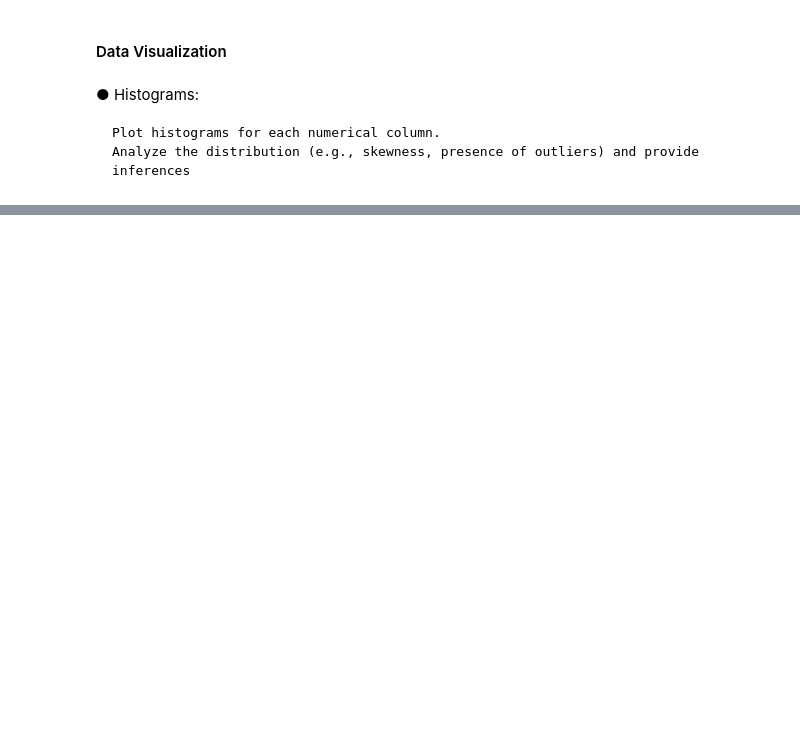
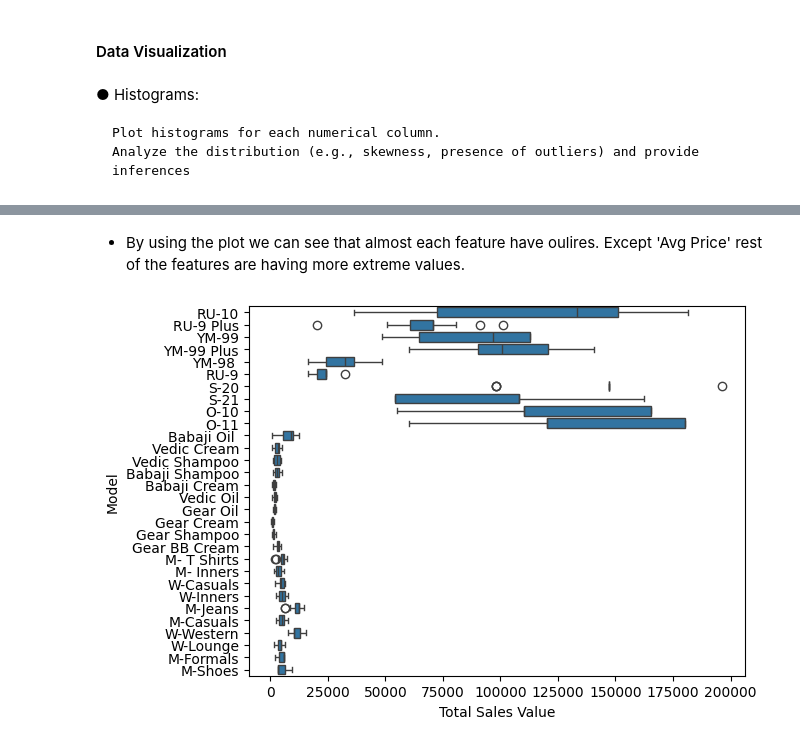
Before and after one commit to Smita2597/ds-repo, a Jupyter notebook: Assignment/Basic Stats.ipynb, the cells around one changed output, grey strips where cells are left out. Cells and saved outputs as stored; diff of their text form; code cells hidden in the pictures; blank space fills up the shorter version.

```diff
--- a/Assignment/Basic Stats.ipynb
+++ b/Assignment/Basic Stats.ipynb
@@ -130,0 +215,7 @@ plt.show()
+# %% [markdown]
+ - By using the plot we can see that almost each feature have oulires. Except 'Avg Price' rest of the features are having more extreme values.
+# %%
+sns.boxplot(x = sales_data['Total Sales Value'],y = sales_data['Model'])
+plt.show()
+# %% [output]
+[figure, added]
```
Also changed, not shown: parts of 37 cells of this notebook.
